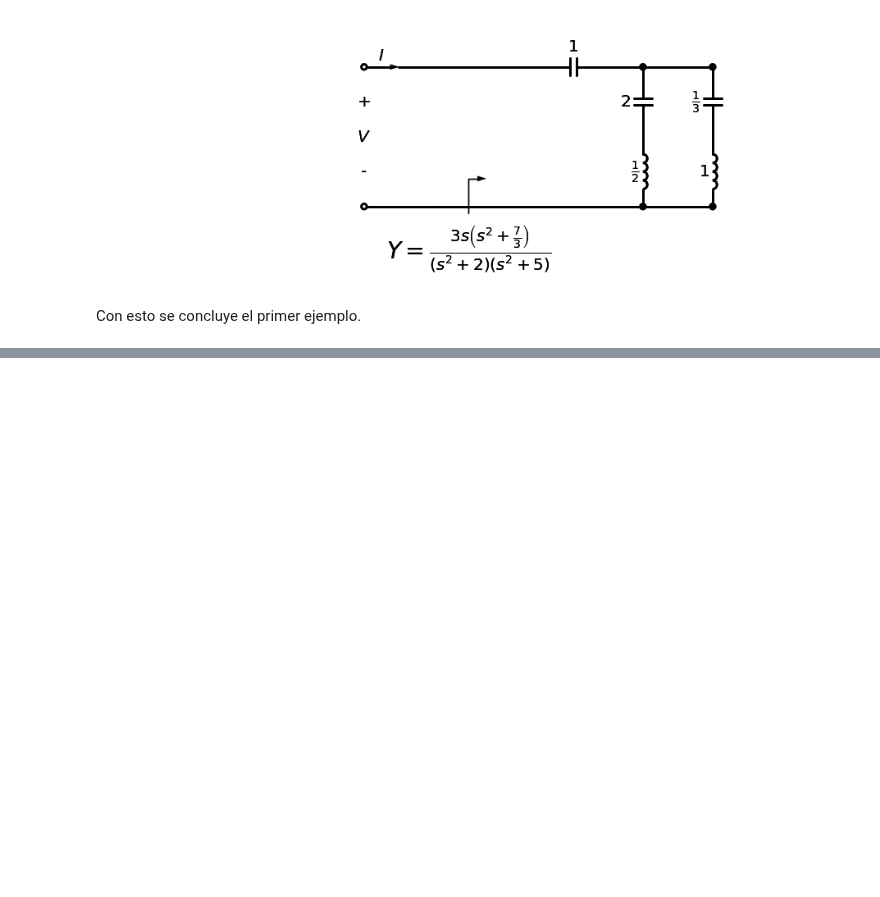
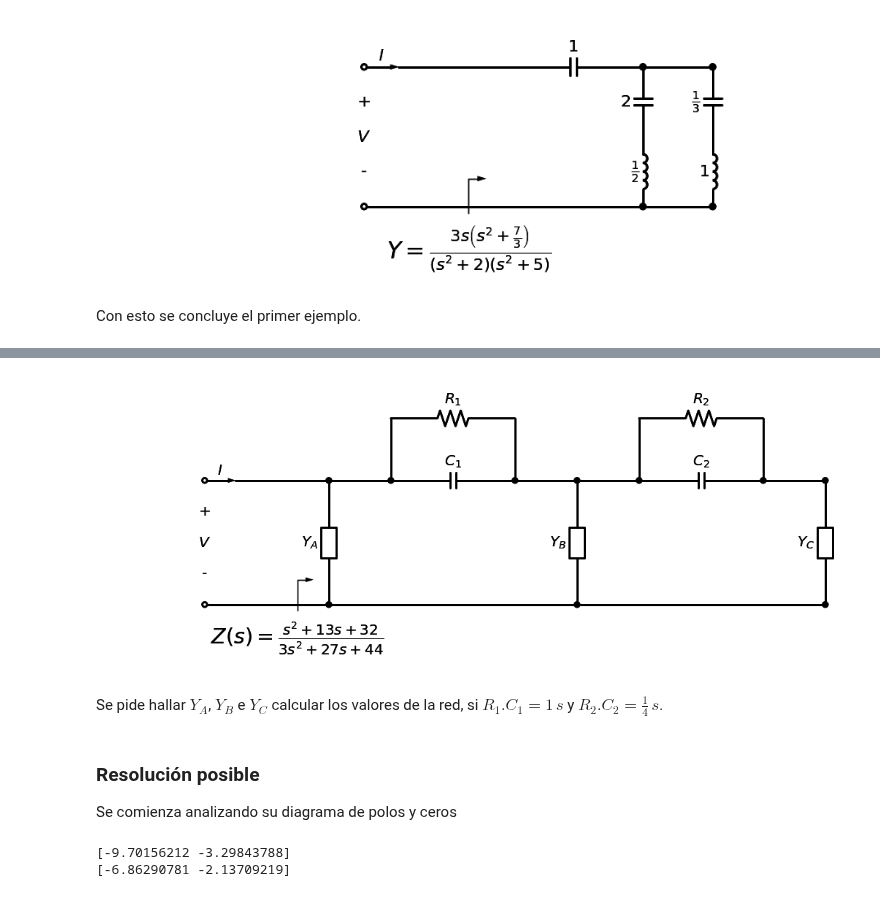
Before and after one commit to marianux/pytc2, a Jupyter notebook: docs/remociones_parciales.ipynb, the cells around one changed output, grey strips where cells are left out. Cells and saved outputs as stored; diff of their text form; code cells hidden in the pictures; blank space fills up the shorter version.

```diff
--- a/docs/remociones_parciales.ipynb
+++ b/docs/remociones_parciales.ipynb
@@ -201,0 +207,54 @@ Se desea calcular los valores de la red si $L_2$ y $C_2$ resuenan a 1 r/s.
+# %%
+# Sea la siguiente función de excitación
+ZZ = (s**2 + 13*s + 32)/(3*s**2 + 27*s+ 44)
+
+# Red ejemplo 2
+d = dibujar_puerto_entrada('',
+                        voltage_lbl = ('+', '$V$', '-'),
+                        current_lbl = '$I$')
+
+d, zz_lbl = dibujar_funcion_exc_abajo(d,
+                 'Z(s)',
+                 ZZ,
+                 hacia_salida = True,
+                 k_gap_width = 0.5)
+
+d = dibujar_elemento_derivacion(d, ResistorIEC, 'Y_A')
+
+d = dibujar_espacio_derivacion(d)
+
+d = dibujar_tanque_RC_serie(d, sym_R_label='R_1', capacitor_lbl='C_1' )
+
+d = dibujar_espacio_derivacion(d)
+
+d = dibujar_elemento_derivacion(d, ResistorIEC, 'Y_B')
+
+d = dibujar_espacio_derivacion(d)
+
+d = dibujar_tanque_RC_serie(d, sym_R_label='R_2', capacitor_lbl='C_2' )
+
+d = dibujar_espacio_derivacion(d)
+
+d = dibujar_elemento_derivacion(d, ResistorIEC, 'Y_C')
+
+display(d)
+# %% [output]
+[figure, added]
+# %% [markdown]
+Se pide hallar $Y_A$, $Y_B$ e $Y_C$ calcular los valores de la red, si $R_1.C_1 = 1\,s$ y $R_2.C_2 = \frac{1}{4}\,s$.
+# %% [markdown]
+### Resolución posible
+
+Se comienza analizando su diagrama de polos y ceros
+# %%
+# calculamos polos y ceros de Z(s)
+import numpy as np
+
+roots_num = np.roots([1, 13, 32])
+print(roots_num)
+
+roots_den = np.roots([3, 27, 44])
+print(roots_den)
+# %% [output]
+[-9.70156212 -3.29843788]
+[-6.86290781 -2.13709219]
```
Also changed, not shown: parts of 23 cells of this notebook, 13 other files.
